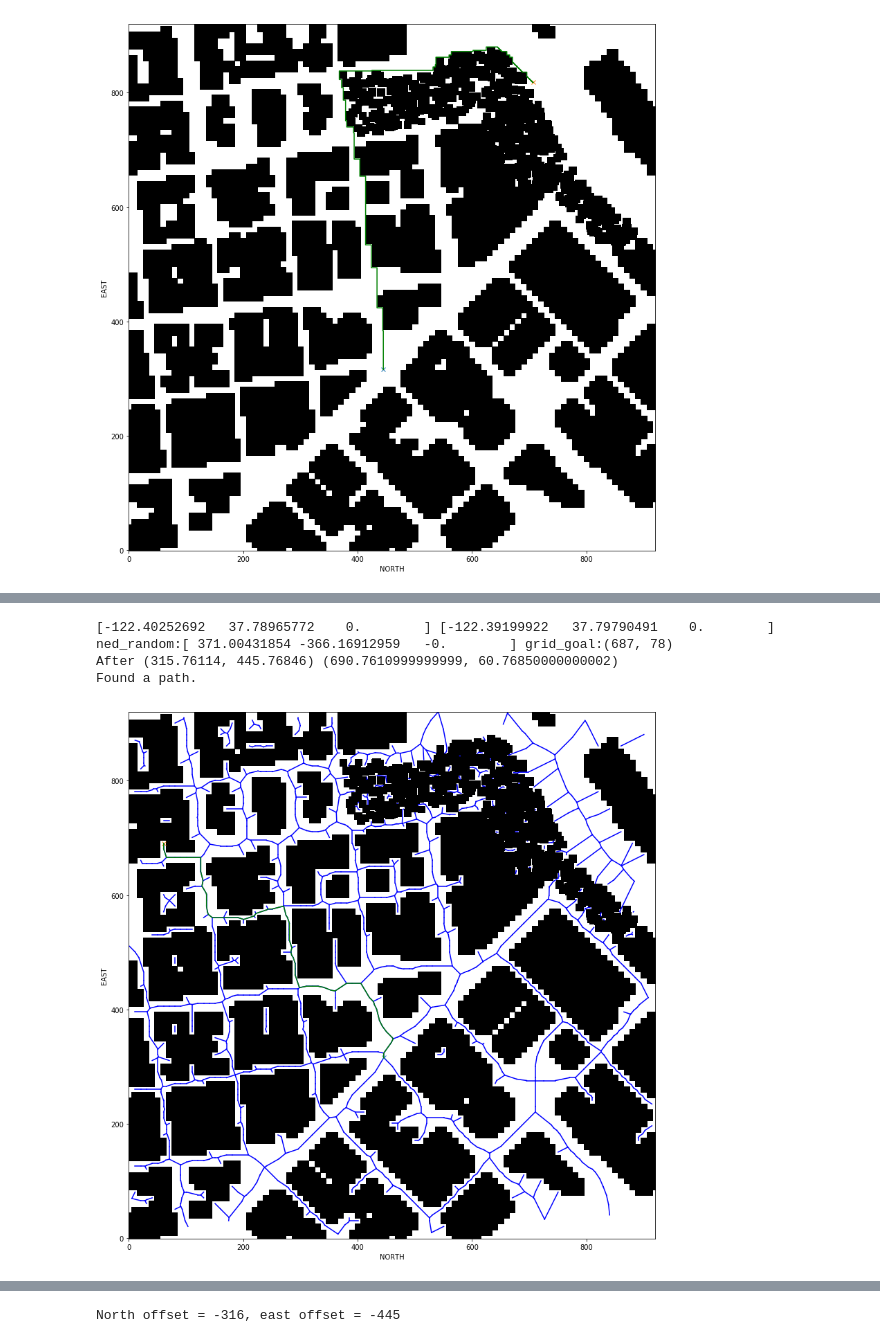
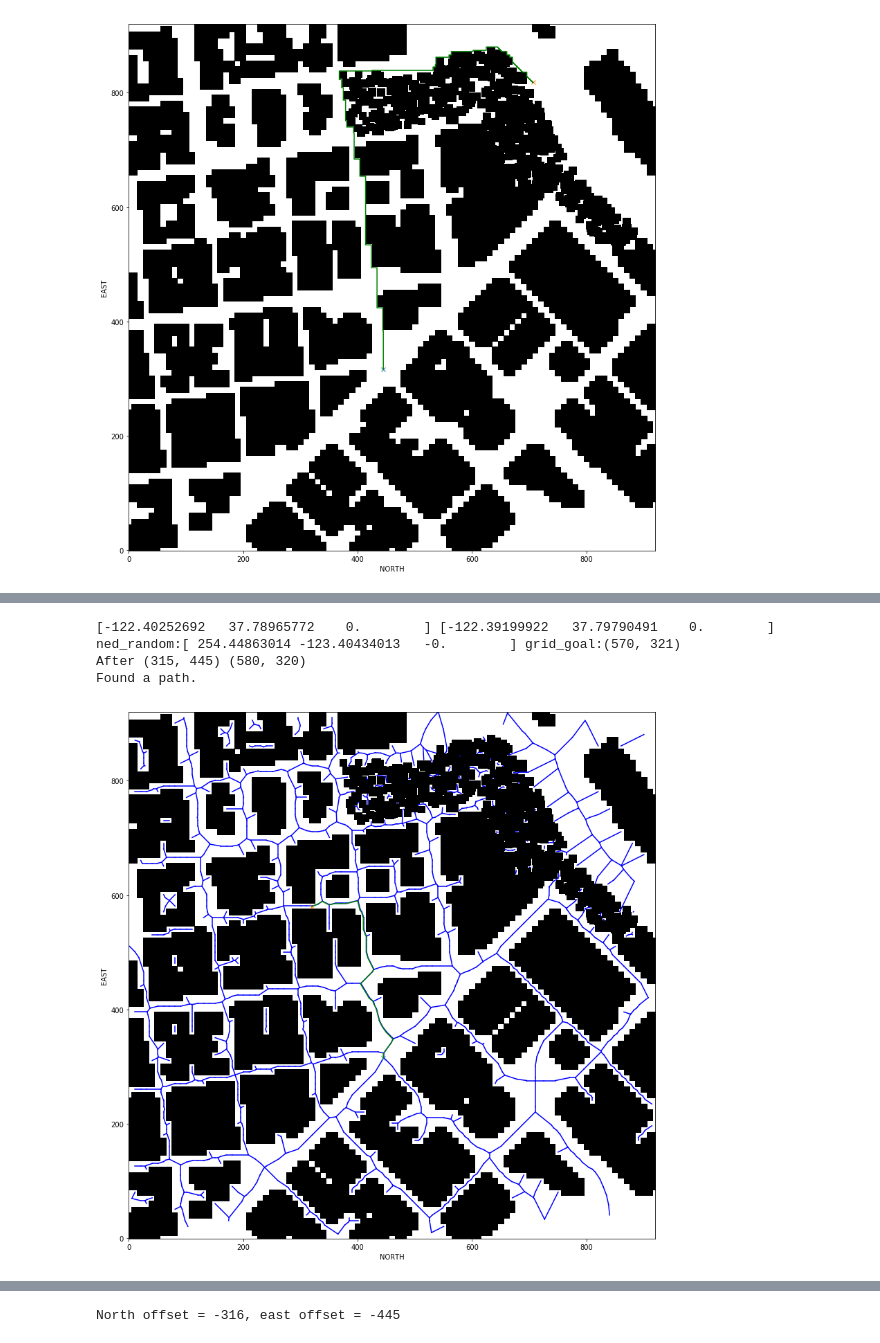
Before and after one commit to burkea/FCND-Motion-Planning, a Jupyter notebook: Untitled.ipynb, the cells around one changed output, grey strips where cells are left out. Cells and saved outputs as stored; diff of their text form; code cells hidden in the pictures.

```diff
--- a/Untitled.ipynb
+++ b/Untitled.ipynb
@@ -492,16 +509,22 @@ class VoronoiGrid(StandartGrid):
 
 
         self.grid = grid
-        self.edges = edges
+        self.underlying_edges = edges
 
         G = nx.Graph()
         for e in edges:
             p1 = e[0]
             p2 = e[1]
+            #print(">",p1,p2)
+            p1 = tuple(map(int, p1))
+            p2 = tuple(map(int, p2))
+            #print(">>",p1,p2)
             dist = LA.norm(np.array(p2) - np.array(p1))
             G.add_edge(p1, p2, weight=dist)
-        self.grid = G
-        return grid, edges
+
+        self.grid = grid
+        self.edges = G
+
 
     def closest_point(self,graph, current_point):
         #iterate over graph
@@ -514,7 +537,7 @@ class VoronoiGrid(StandartGrid):
                 closest_point = p
         return closest_point
     def relocate_start_goal_if_necessary(self, start, goal):
-        start_ne_g = self.closest_point(self.grid, start)
+        start_ne_g = self.closest_point(self.edges, start)
         goal_ne_g = goal#self.closest_point(self.grid, goal)
         return start_ne_g,goal_ne_g
 
@@ -526,7 +549,7 @@ class VoronoiGrid(StandartGrid):
         ned_random = self.sample_state_as_ned(global_min, global_max, global_home)
         grid_goal = int(ned_random[0] - north_offset), int(ned_random[1] - self.east_offset)
         print("ned_random:{} grid_goal:{} ".format(ned_random, grid_goal))
-        grid_goal = self.closest_point(self.grid, grid_goal)
+        grid_goal = self.closest_point(self.edges, grid_goal)
         #if self.grid[grid_goal[0], grid_goal[1]] == 0:
         #    print("found a free point")
         #    break
@@ -534,22 +557,22 @@ class VoronoiGrid(StandartGrid):
 # %%
 voronoi = VoronoiGrid()
 voronoi.create_grid(data, TARGET_ALTITUDE, SAFETY_DISTANCE)
 grid_start = (-north_offset, -east_offset)
 grid_goal = voronoi.get_random_goal(global_home)
 
 boot_strap.add("MOVE_ABILITY", "moves.ValidMove") #DigonalMove StandartMove
 
 grid_start,grid_goal = voronoi.relocate_start_goal_if_necessary(grid_start, grid_goal)
 print("After",grid_start,grid_goal)
 
-a_star = A_Star_Graph(voronoi.grid,boot_strap.create("MOVE_ABILITY")(voronoi.edges))
+a_star = A_Star_Graph(voronoi.edges,boot_strap.create("MOVE_ABILITY")(voronoi.grid))
 
 path, _ = a_star.run(heuristic, grid_start, grid_goal)
 
-draw_grid(grid,grid_start,grid_goal, path,voronoi.edges)
+draw_grid(grid,grid_start,grid_goal, path,voronoi.underlying_edges)
 # %% [output]
 [-122.40252692   37.78965772    0.        ] [-122.39199922   37.79790491    0.        ]
-ned_random:[ 371.00431854 -366.16912959   -0.        ] grid_goal:(687, 78)
-After (315.76114, 445.76846) (690.7610999999999, 60.76850000000002)
+ned_random:[ 254.44863014 -123.40434013   -0.        ] grid_goal:(570, 321)
+After (315, 445) (580, 320)
 Found a path.
-[figure, old version]
+[figure, new version]
```
Also changed, not shown: parts of 6 cells of this notebook, 6 other files.
